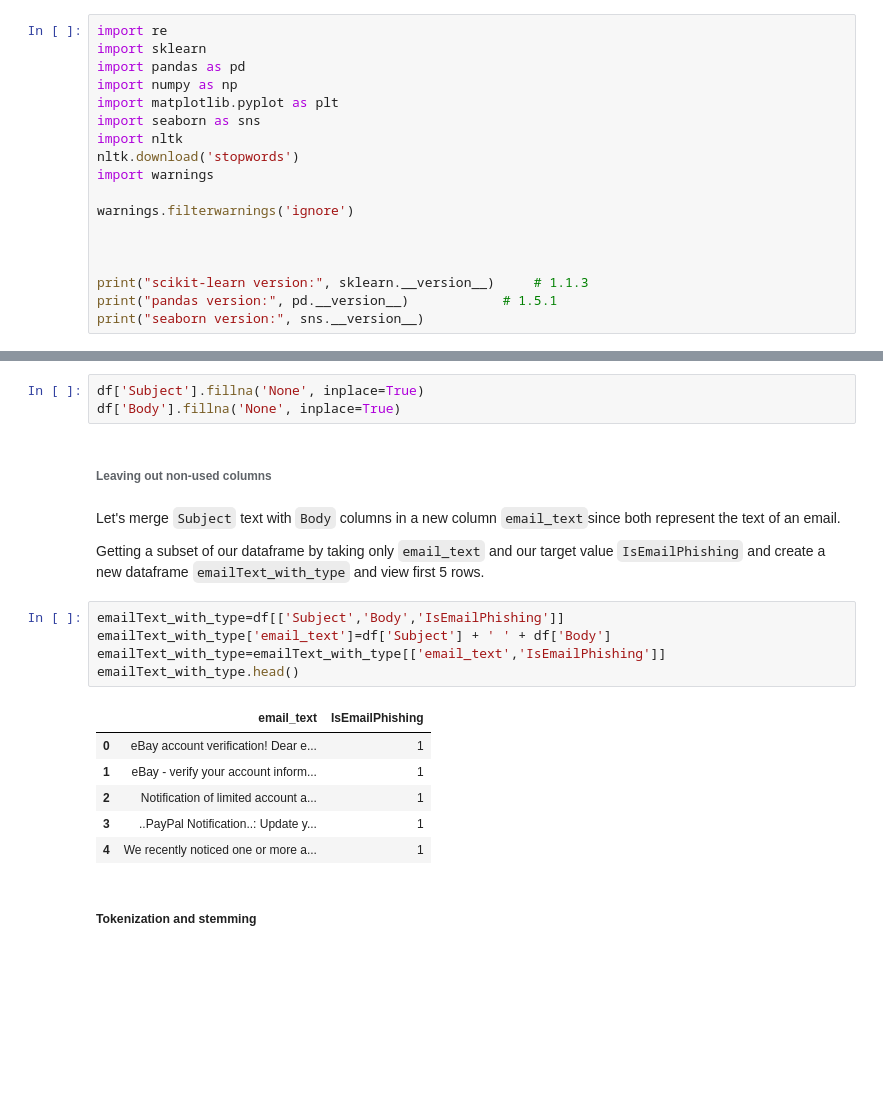
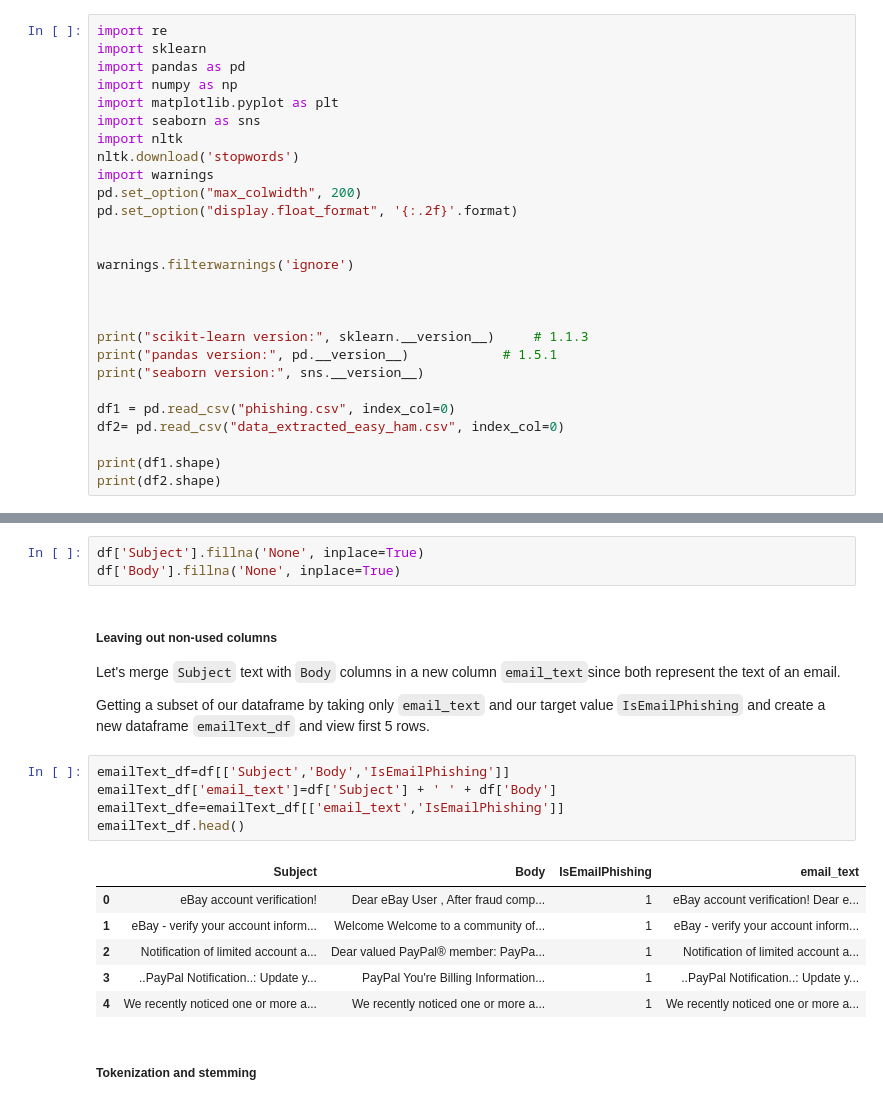
Before and after one commit to SoleilUmwiza92/AI4-Soleil, a Jupyter notebook: Soleil-Challenge.ipynb, the cells around one changed output, grey strips where cells are left out. Cells and saved outputs as stored; diff of their text form; blank space fills up the shorter version.

```diff
--- a/Soleil-Challenge.ipynb
+++ b/Soleil-Challenge.ipynb
@@ -16,6 +124,9 @@ import seaborn as sns
 import nltk
 nltk.download('stopwords')
 import warnings
+pd.set_option("max_colwidth", 200)
+pd.set_option("display.float_format", '{:.2f}'.format)
+
 
 warnings.filterwarnings('ignore')
 
@@ -24,6 +135,12 @@ warnings.filterwarnings('ignore')
 print("scikit-learn version:", sklearn.__version__)     # 1.1.3
 print("pandas version:", pd.__version__)            # 1.5.1
 print("seaborn version:", sns.__version__)
+
+df1 = pd.read_csv("phishing.csv", index_col=0)
+df2= pd.read_csv("data_extracted_easy_ham.csv", index_col=0)
+
+print(df1.shape)
+print(df2.shape)
 # %% [output]
 scikit-learn version: 1.3.0
 pandas version: 1.5.3
@@ -243,24 +331,24 @@ Let's fill missing values with `None` on `Subject` and `Body` features
 # %%
 df['Subject'].fillna('None', inplace=True)
 df['Body'].fillna('None', inplace=True)
-# %% [markdown]
-###### Leaving out non-used columns
 # %% [markdown]
+##### Leaving out non-used columns
+
 Let's merge `Subject` text with `Body` columns in a new column `email_text`since both represent the text of an email.
 
-Getting a subset of our dataframe by taking only `email_text` and our target value `IsEmailPhishing` and create a new dataframe `emailText_with_type` and view first 5 rows.
+Getting a subset of our dataframe by taking only `email_text` and our target value `IsEmailPhishing` and create a new dataframe `emailText_df` and view first 5 rows.
 # %%
-emailText_with_type=df[['Subject','Body','IsEmailPhishing']]
-emailText_with_type['email_text']=df['Subject'] + ' ' + df['Body']
-emailText_with_type=emailText_with_type[['email_text','IsEmailPhishing']]
-emailText_with_type.head()
+emailText_df=df[['Subject','Body','IsEmailPhishing']]
+emailText_df['email_text']=df['Subject'] + ' ' + df['Body']
+emailText_dfe=emailText_df[['email_text','IsEmailPhishing']]
+emailText_df.head()
 # %% [output]
-|  | email_text | IsEmailPhishing |
-| 0 | eBay account verification! Dear e... | 1 |
-| 1 | eBay - verify your account inform... | 1 |
-| 2 | Notification of limited account a... | 1 |
-| 3 | ..PayPal Notification..: Update y... | 1 |
-| 4 | We recently noticed one or more a... | 1 |
+|  | Subject | Body | IsEmailPhishing | email_text |
+| 0 | eBay account verification! | Dear eBay User , After fraud comp... | 1 | eBay account verification! Dear e... |
+| 1 | eBay - verify your account inform... | Welcome Welcome to a community of... | 1 | eBay - verify your account inform... |
+| 2 | Notification of limited account a... | Dear valued PayPal® member: PayPa... | 1 | Notification of limited account a... |
+| 3 | ..PayPal Notification..: Update y... | PayPal You're Billing Information... | 1 | ..PayPal Notification..: Update y... |
+| 4 | We recently noticed one or more a... | We recently noticed one or more a... | 1 | We recently noticed one or more a... |
 # %% [markdown]
 ##### Tokenization and stemming
 # %% [markdown]
```
Also changed, not shown: parts of 89 cells of this notebook, 1 other file.
